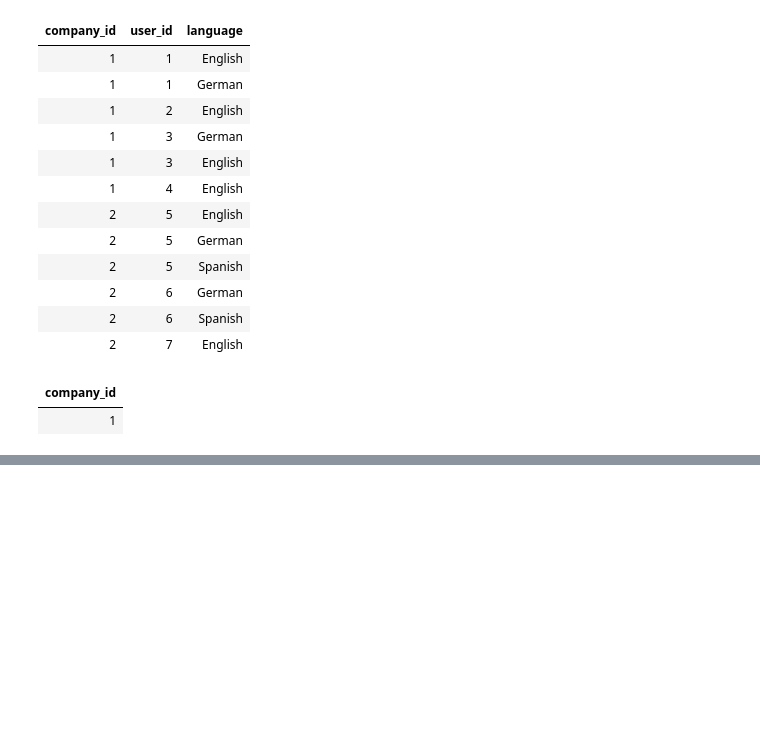
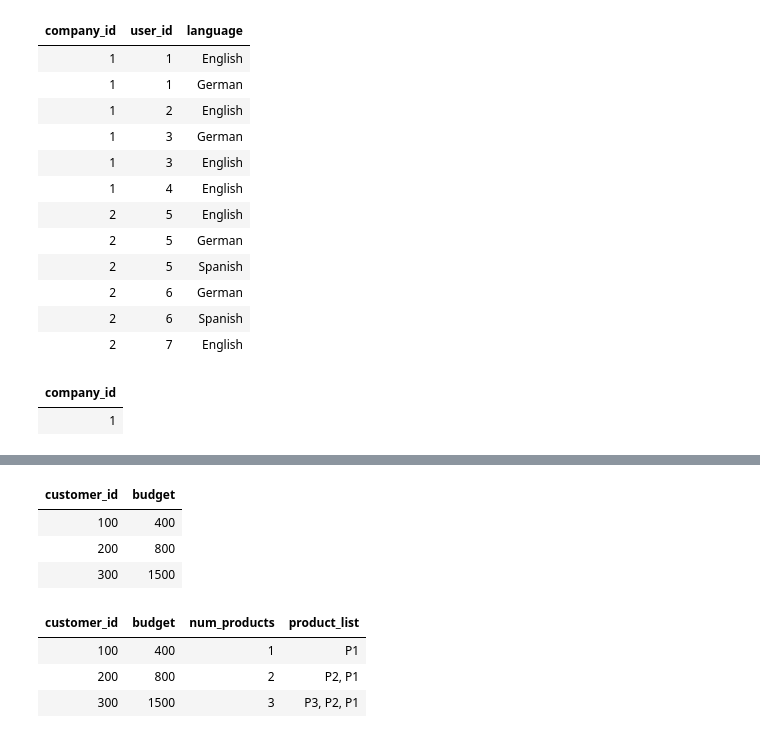
Before and after one commit to Rupam-1/SQL-Pyspark-practise_youtube, a Jupyter notebook: 03. SQL - Part2.ipynb, the cells around one changed output, grey strips where cells are left out. Drawn from its saved outputs; the diff is of its cells as text; code cells hidden in the pictures; blank space fills up the shorter version.

```diff
--- a/03. SQL - Part2.ipynb
+++ b/03. SQL - Part2.ipynb
@@ -926,0 +965,30 @@ having count(user_id) = 2;
+# %%
+%sql
+SELECT * FROM customer_budget;
+# %% [output]
+| customer_id | budget |
+| 100 | 400 |
+| 200 | 800 |
+| 300 | 1500 |
+# %%
+%sql
+with cte as (
+select
+    *,
+    sum(cost) over (order by product_id) as r_cost
+from products
+)
+select
+    customer_id,
+    budget,
+    count(*) as num_products,
+    string_agg(product_id, ',  ') as product_list
+from customer_budget as c
+left join cte
+on cte.r_cost < c.budget
+group by customer_id, budget;
+# %% [output]
+| customer_id | budget | num_products | product_list |
+| 100 | 400 | 1 | P1 |
+| 200 | 800 | 2 | P2, P1 |
+| 300 | 1500 | 3 | P3, P2, P1 |
```
Also changed, not shown: parts of 3 cells of this notebook, 1 other file.
